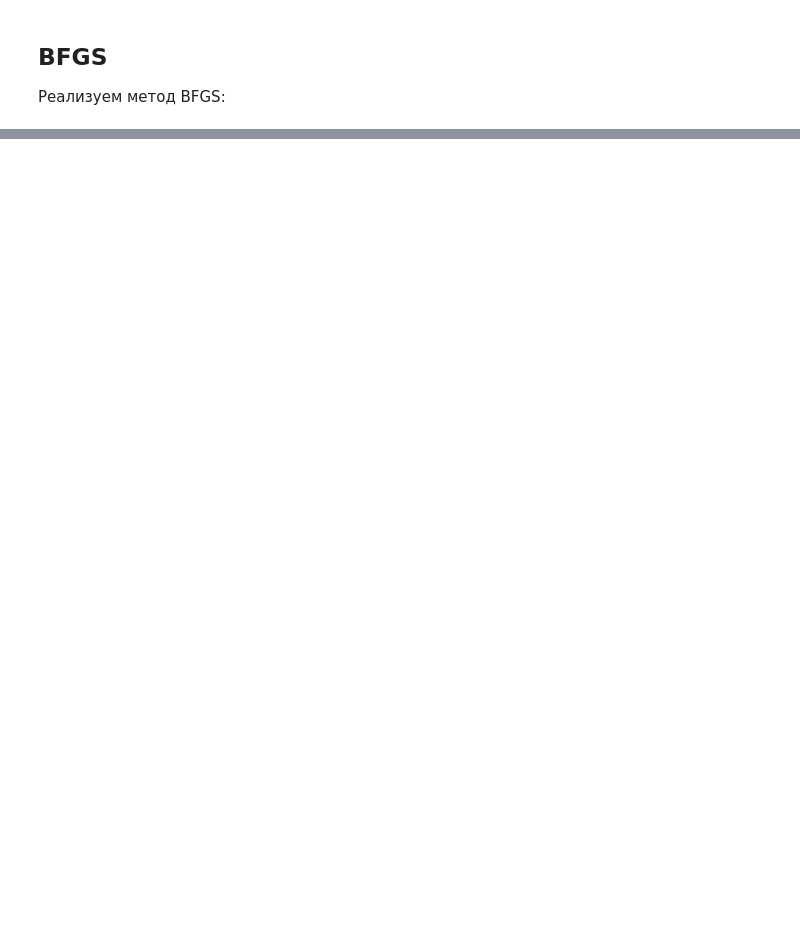
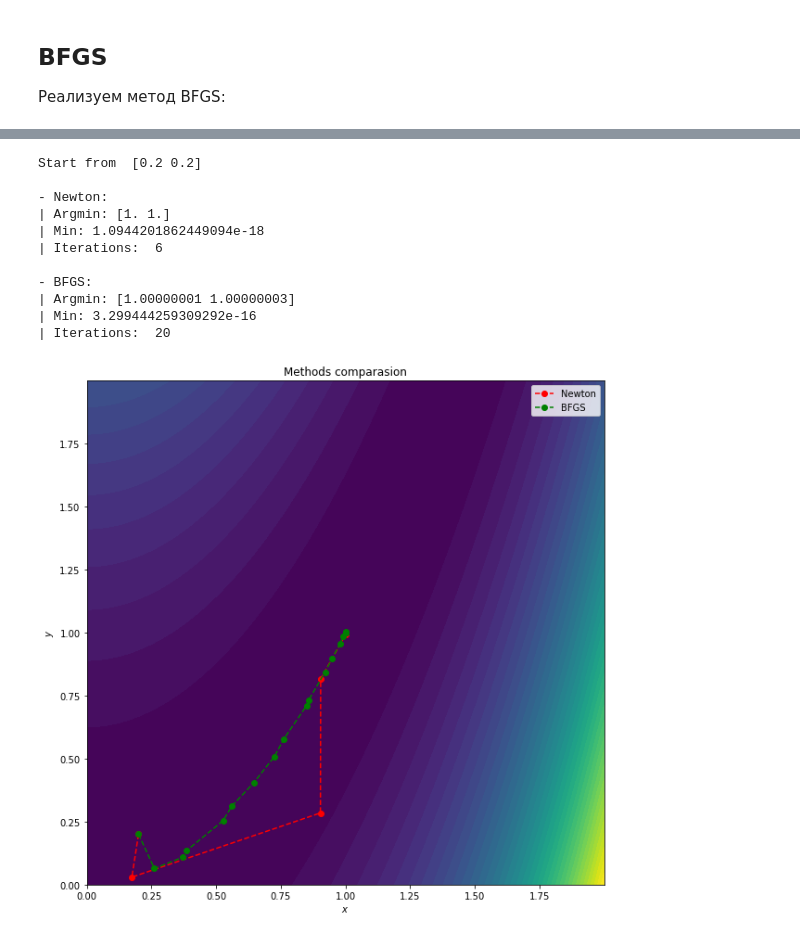
Before and after one commit to egor79k/opt_methods_project, a Jupyter notebook: project_practice.ipynb, the cells around one changed output, grey strips where cells are left out. Cells and saved outputs as stored; diff of their text form; code cells hidden in the pictures; blank space fills up the shorter version.

```diff
--- a/project_practice.ipynb
+++ b/project_practice.ipynb
@@ -349,0 +428,15 @@ print(Newton(f, grad_f, hess_f, [10, 10]))
+# %%
+compare_NB(np.array([0.2, 0.2]))
+# %% [output]
+Start from  [0.2 0.2]
+
+- Newton:
+| Argmin: [1. 1.]
+| Min: 1.0944201862449094e-18
+| Iterations:  6
+
+- BFGS:
+| Argmin: [1.00000001 1.00000003]
+| Min: 3.299444259309292e-16
+| Iterations:  20
+[figure, added]
```
Also changed, not shown: parts of 25 cells of this notebook.
